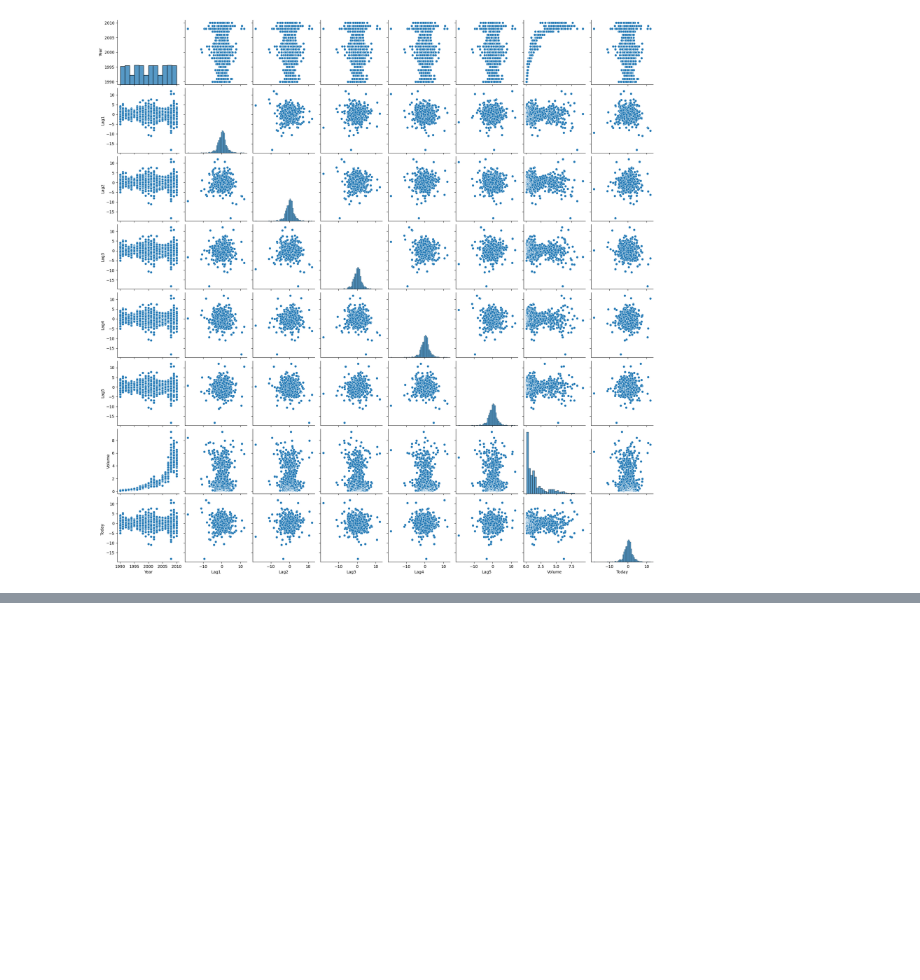
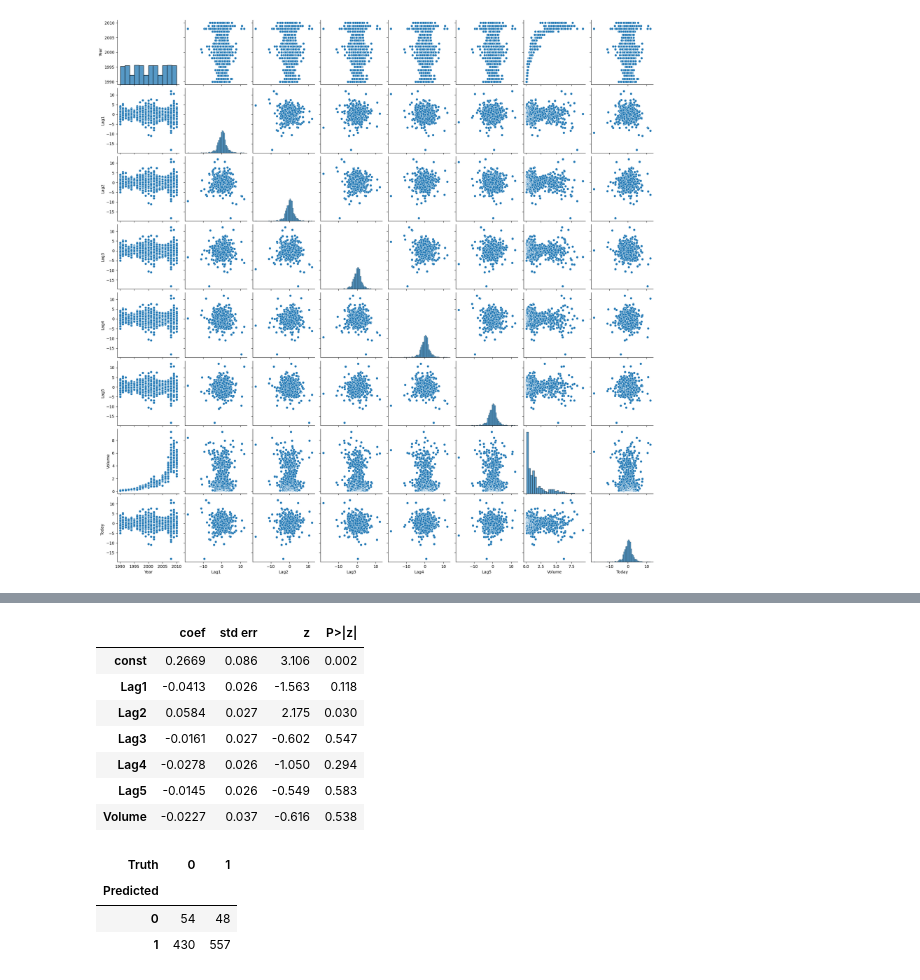
Before and after one commit to QuanPham19/statistical-modeling, a Jupyter notebook: 4-2-practice.ipynb, the cells around one changed output, grey strips where cells are left out. Cells and saved outputs as stored; diff of their text form; code cells hidden in the pictures; blank space fills up the shorter version.

```diff
--- a/4-2-practice.ipynb
+++ b/4-2-practice.ipynb
@@ -51,0 +80,27 @@ sns.pairplot(Weekly)
+# %%
+X = Weekly.drop(columns=['Direction', 'Today', 'Year'])
+X = sm.add_constant(X)
+y = Weekly['Direction'].map({'Up': 1, 'Down': 0})
+
+model = sm.GLM(y, X, family=sm.families.Binomial())
+result = model.fit()
+probs = result.predict()
+y_pred = (probs >= 0.5).astype(int)
+
+summarize(result)
+# %% [output]
+|  | coef | std err | z | P>|z| |
+| const | 0.2669 | 0.086 | 3.106 | 0.002 |
+| Lag1 | -0.0413 | 0.026 | -1.563 | 0.118 |
+| Lag2 | 0.0584 | 0.027 | 2.175 | 0.030 |
+| Lag3 | -0.0161 | 0.027 | -0.602 | 0.547 |
+| Lag4 | -0.0278 | 0.026 | -1.050 | 0.294 |
+| Lag5 | -0.0145 | 0.026 | -0.549 | 0.583 |
+| Volume | -0.0227 | 0.037 | -0.616 | 0.538 |
+# %%
+confusion_table(y_pred, y)
+# %% [output]
+| Truth | 0 | 1 |
+| Predicted |  |  |
+| 0 | 54 | 48 |
+| 1 | 430 | 557 |
```
Also changed, not shown: parts of 11 cells of this notebook.
